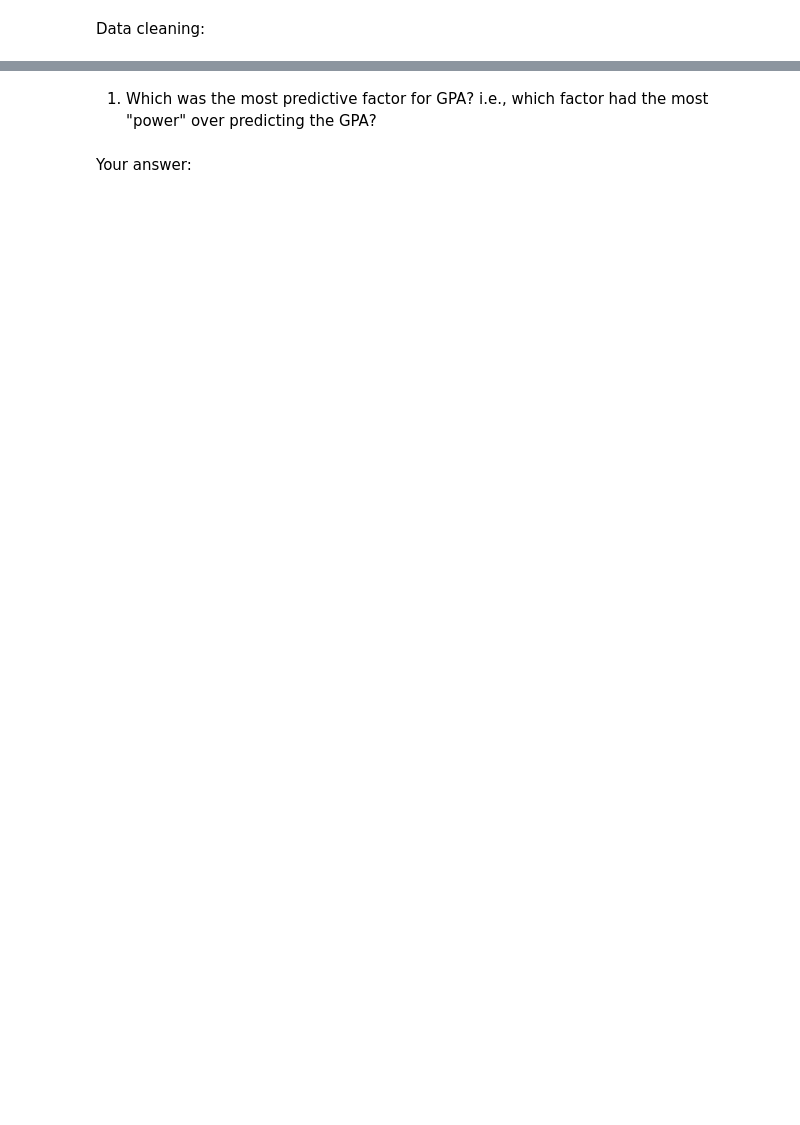
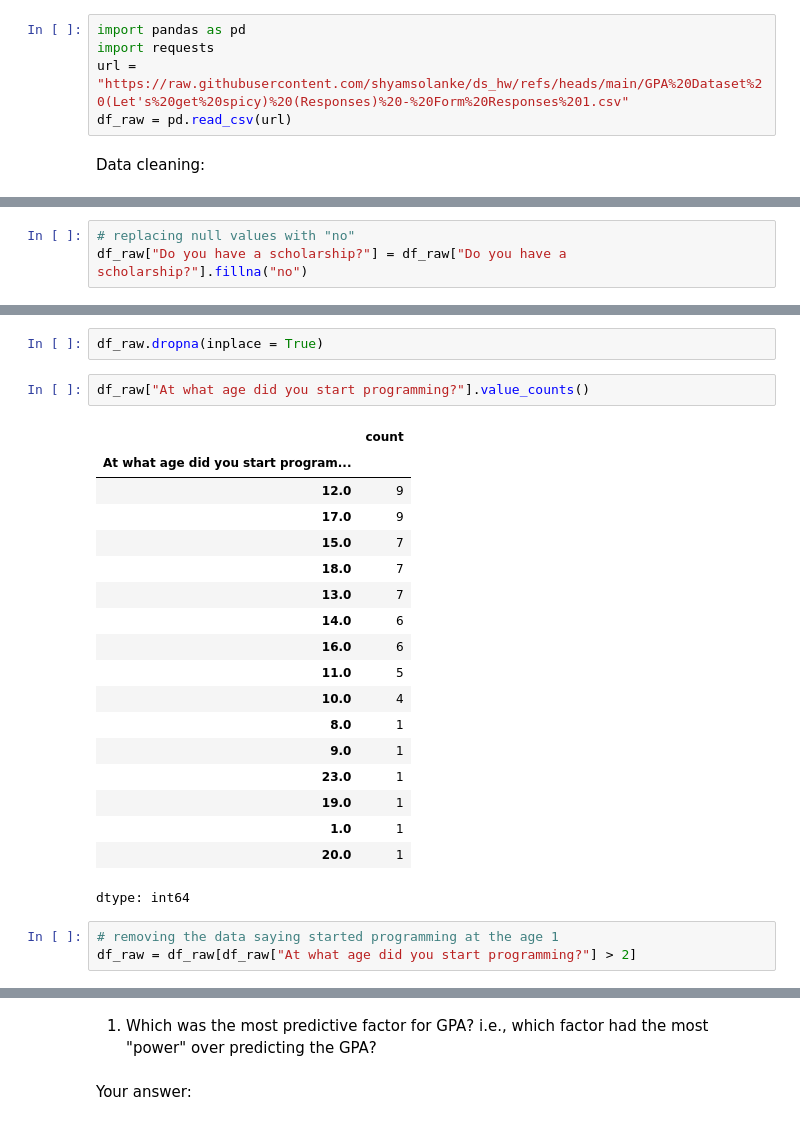
Before and after one commit to shyamsolanke/ds_hw, a Jupyter notebook: CMSC_HW5_Questions.ipynb, the cells around one changed output, grey strips where cells are left out. Drawn from its saved outputs; the diff is of its cells as text; blank space fills up the shorter version.

```diff
--- a/CMSC_HW5_Questions.ipynb
+++ b/CMSC_HW5_Questions.ipynb
@@ -8,5 +8,10 @@ Same drill as Homework 3, the following questions are intended to get you famili
 Please answer each of the questions below in the space provided. Copy the noteook, and when you're done, submit as an ipynb file. This will be graded on correctness. Please comment your code to help the grader figure out what you're doing. If you do a hypothesis test, please report all relevant p-values in the text field.
 # %% [markdown]
 Imports and data loading:
+# %%
+import pandas as pd
+import requests
+url = "https://raw.githubusercontent.com/shyamsolanke/ds_hw/refs/heads/main/GPA%20Dataset%20(Let's%20get%20spicy)%20(Responses)%20-%20Form%20Responses%201.csv"
+df_raw = pd.read_csv(url)
 # %% [markdown]
 Data cleaning:
@@ -12,0 +33,3 @@ Data cleaning:
+# %%
+# replacing null values with "no"
+df_raw["Do you have a scholarship?"] = df_raw["Do you have a scholarship?"].fillna("no")
@@ -12,0 +56,26 @@ Data cleaning:
+# %%
+df_raw.dropna(inplace = True)
+# %%
+df_raw["At what age did you start programming?"].value_counts()
+# %% [output]
+|  | count |
+| At what age did you start program... |  |
+| 12.0 | 9 |
+| 17.0 | 9 |
+| 15.0 | 7 |
+| 18.0 | 7 |
+| 13.0 | 7 |
+| 14.0 | 6 |
+| 16.0 | 6 |
+| 11.0 | 5 |
+| 10.0 | 4 |
+| 8.0 | 1 |
+| 9.0 | 1 |
+| 23.0 | 1 |
+| 19.0 | 1 |
+| 1.0 | 1 |
+| 20.0 | 1 |
+dtype: int64
+# %%
+# removing the data saying started programming at the age 1
+df_raw = df_raw[df_raw["At what age did you start programming?"] > 2]
```
Also changed, not shown: parts of 12 cells of this notebook.
